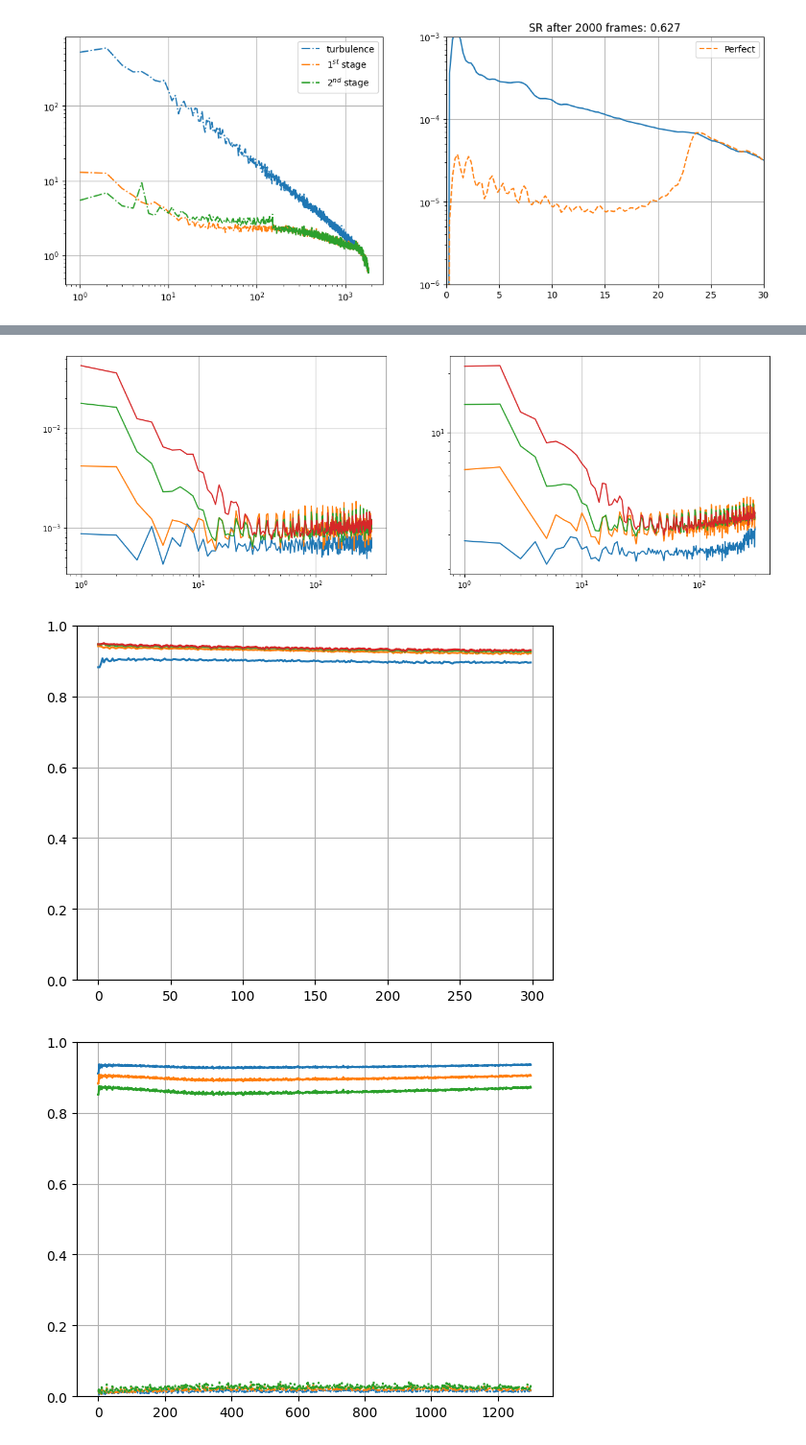
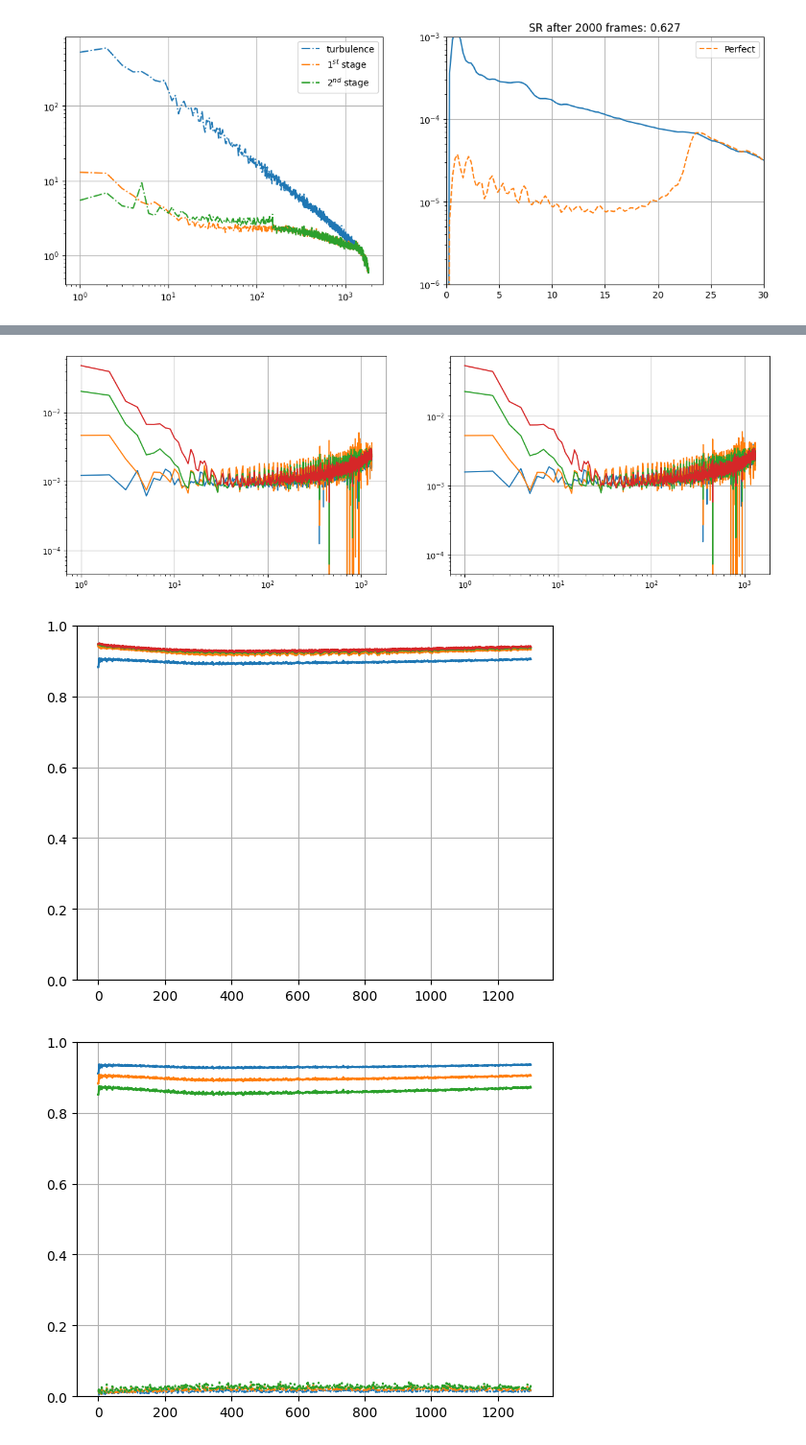
Before and after one commit to Menessao/SPECULA, a Jupyter notebook: config/SensorFusion/paperPlots.ipynb, the cells around one changed output, grey strips where cells are left out. Shown at 96% size. Saved outputs shown, nothing was run; the diff lists cells and outputs as text; code cells hidden in the pictures.

```diff
--- a/config/SensorFusion/paperPlots.ipynb
+++ b/config/SensorFusion/paperPlots.ipynb
@@ -240,10 +239,10 @@ plt.xscale('log')
 from specula.mmlib.compute_rec import rec_noise
 from specula.mmlib.utils import get_pupil_mask
 # %%
-frame09p1 = fits.getdata('/raid1/mmenessini/calibration/RISTRETTO/frames/pyr1.0_48x48_s0.90_300modes_avg_frame.fits')
-frame09p0 = fits.getdata('/raid1/mmenessini/calibration/RISTRETTO/frames/pyr0.0_48x48_s0.90_300modes_avg_frame.fits')
-frame09p2 = fits.getdata('/raid1/mmenessini/calibration/RISTRETTO/frames/pyr2.0_48x48_s0.90_300modes_avg_frame.fits')
-frame09p3 = fits.getdata('/raid1/mmenessini/calibration/RISTRETTO/frames/pyr3.0_48x48_s0.90_300modes_avg_frame.fits')
+frame09p1 = fits.getdata('/raid1/mmenessini/calibration/RISTRETTO/frames/pyr1.0_48x48_s0.90_1300modes_avg_frame.fits')
+frame09p0 = fits.getdata('/raid1/mmenessini/calibration/RISTRETTO/frames/pyr0.0_48x48_s0.90_1300modes_avg_frame.fits')
+frame09p2 = fits.getdata('/raid1/mmenessini/calibration/RISTRETTO/frames/pyr2.0_48x48_s0.90_1300modes_avg_frame.fits')
+frame09p3 = fits.getdata('/raid1/mmenessini/calibration/RISTRETTO/frames/pyr3.0_48x48_s0.90_1300modes_avg_frame.fits')
 
 pyr48_mask = get_pupil_mask(npix=120,filepath='/raid1/mmenessini/calibration/RISTRETTO/pupils/pyr_pupdata_48x48.fits')
 
@@ -252,60 +251,60 @@ simpc09p1 = fits.getdata('/raid1/mmenessini/calibration/RISTRETTO/im/pyr1.0_48x4
 simpc09p2 = fits.getdata('/raid1/mmenessini/calibration/RISTRETTO/im/pyr2.0_48x48_s0.90_1300modes_simpc.fits')
 simpc09p3 = fits.getdata('/raid1/mmenessini/calibration/RISTRETTO/im/pyr3.0_48x48_s0.90_1300modes_simpc.fits')
 
-rec0 = fits.getdata('/raid1/mmenessini/calibration/RISTRETTO/rec/pyr0.0_48x48_300modes_rec.fits')
-rec1 = fits.getdata('/raid1/mmenessini/calibration/RISTRETTO/rec/pyr1.0_48x48_300modes_rec.fits')
-rec2 = fits.getdata('/raid1/mmenessini/calibration/RISTRETTO/rec/pyr2.0_48x48_300modes_rec.fits')
-rec3 = fits.getdata('/raid1/mmenessini/calibration/RISTRETTO/rec/pyr3.0_48x48_300modes_rec.fits')
+rec0 = fits.getdata('/raid1/mmenessini/calibration/RISTRETTO/rec/pyr0.0_48x48_1300modes_rec.fits')
+rec1 = fits.getdata('/raid1/mmenessini/calibration/RISTRETTO/rec/pyr1.0_48x48_1300modes_rec.fits')
+rec2 = fits.getdata('/raid1/mmenessini/calibration/RISTRETTO/rec/pyr2.0_48x48_1300modes_rec.fits')
+rec3 = fits.getdata('/raid1/mmenessini/calibration/RISTRETTO/rec/pyr3.0_48x48_1300modes_rec.fits')
 
-sn0 = fits.getdata('/raid1/mmenessini/calibration/RISTRETTO/slopenulls/pyr0.0_48x48_sn.fits')
-sn1 = fits.getdata('/raid1/mmenessini/calibration/RISTRETTO/slopenulls/pyr1.0_48x48_sn.fits')
-sn2 = fits.getdata('/raid1/mmenessini/calibration/RISTRETTO/slopenulls/pyr2.0_48x48_sn.fits')
-sn3 = fits.getdata('/raid1/mmenessini/calibration/RISTRETTO/slopenulls/pyr3.0_48x48_sn.fits')
+sn0 = fits.getdata('/raid1/mmenessini/calibration/RISTRETTO/slopenulls/pyr0.0_48x48_s0.90_1300modes_sn.fits')
+sn1 = fits.getdata('/raid1/mmenessini/calibration/RISTRETTO/slopenulls/pyr1.0_48x48_s0.90_1300modes_sn.fits')
+sn2 = fits.getdata('/raid1/mmenessini/calibration/RISTRETTO/slopenulls/pyr2.0_48x48_s0.90_1300modes_sn.fits')
+sn3 = fits.getdata('/raid1/mmenessini/calibration/RISTRETTO/slopenulls/pyr3.0_48x48_s0.90_1300modes_sn.fits')
 
-alias0 = fits.getdata('/raid1/mmenessini/calibration/RISTRETTO/aliasing/pyr0.0_48x48_s0.90_300modes_alias.fits')
-alias1 = fits.getdata('/raid1/mmenessini/calibration/RISTRETTO/aliasing/pyr1.0_48x48_s0.90_300modes_alias.fits')
-alias2 = fits.getdata('/raid1/mmenessini/calibration/RISTRETTO/aliasing/pyr2.0_48x48_s0.90_300modes_alias.fits')
-alias3 = fits.getdata('/raid1/mmenessini/calibration/RISTRETTO/aliasing/pyr3.0_48x48_s0.90_300modes_alias.fits')
+alias0 = fits.getdata('/raid1/mmenessini/calibration/RISTRETTO/aliasing/pyr0.0_48x48_s0.90_1300modes_alias.fits')
+alias1 = fits.getdata('/raid1/mmenessini/calibration/RISTRETTO/aliasing/pyr1.0_48x48_s0.90_1300modes_alias.fits')
+alias2 = fits.getdata('/raid1/mmenessini/calibration/RISTRETTO/aliasing/pyr2.0_48x48_s0.90_1300modes_alias.fits')
+alias3 = fits.getdata('/raid1/mmenessini/calibration/RISTRETTO/aliasing/pyr3.0_48x48_s0.90_1300modes_alias.fits')
 
-N = 300
+N = 1300
 og0 = np.diag(rec0 @ simpc09p0[:,:N])
 og1 = np.diag(rec1 @ simpc09p1[:,:N])
 og2 = np.diag(rec2 @ simpc09p2[:,:N])
 og3 = np.diag(rec3 @ simpc09p3[:,:N])
 
 RON = 0.5
 Nphot = 1e+6
 cov0 = rec_noise(rec=rec0,frame=frame09p0,mask=pyr48_mask,sn=sn0,RON=RON,Nphot=Nphot)
 cov1 = rec_noise(rec=rec1,frame=frame09p1,mask=pyr48_mask,sn=sn1,RON=RON,Nphot=Nphot)
 cov2 = rec_noise(rec=rec2,frame=frame09p2,mask=pyr48_mask,sn=sn2,RON=RON,Nphot=Nphot)
 cov3 = rec_noise(rec=rec3,frame=frame09p3,mask=pyr48_mask,sn=sn3,RON=RON,Nphot=Nphot)
 
 x = np.arange(N)+1
 
 plt.figure(figsize=(16,5))
 plt.subplot(1,2,1)
 plt.loglog(x,cov0)
 plt.loglog(x,cov1)
 plt.loglog(x,cov2)
 plt.loglog(x,cov3)
 plt.grid()
 plt.subplot(1,2,2)
-plt.loglog(x,cov0/og0**2+alias0/og0**2)
-plt.loglog(x,cov1/og1**2+alias1/og1**2)
-plt.loglog(x,cov2/og2**2+alias2/og2**2)
-plt.loglog(x,cov3/og3**2+alias3/og3**2)
+plt.loglog(x,cov0/og0**2)
+plt.loglog(x,cov1/og1**2)
+plt.loglog(x,cov2/og2**2)
+plt.loglog(x,cov3/og3**2)
 plt.grid()
 
 plt.figure()
 plt.plot(og0)
 plt.plot(og1)
 plt.plot(og2)
 plt.plot(og3)
 plt.ylim([0,1])
 plt.grid()
 # %% [output]
-[figure, old version]
+[figure, new version]
-[figure, old version]
+[figure, new version]
 # %%
 simpc07 = fits.getdata('/raid1/mmenessini/calibration/RISTRETTO/im/pyr0.0_48x48_s0.70_300modes_simpc.fits')
 simpc09 = fits.getdata('/raid1/mmenessini/calibration/RISTRETTO/im/pyr0.0_48x48_s0.90_300modes_simpc.fits')
```
Also changed, not shown: parts of 2 cells of this notebook, 8 other files.
